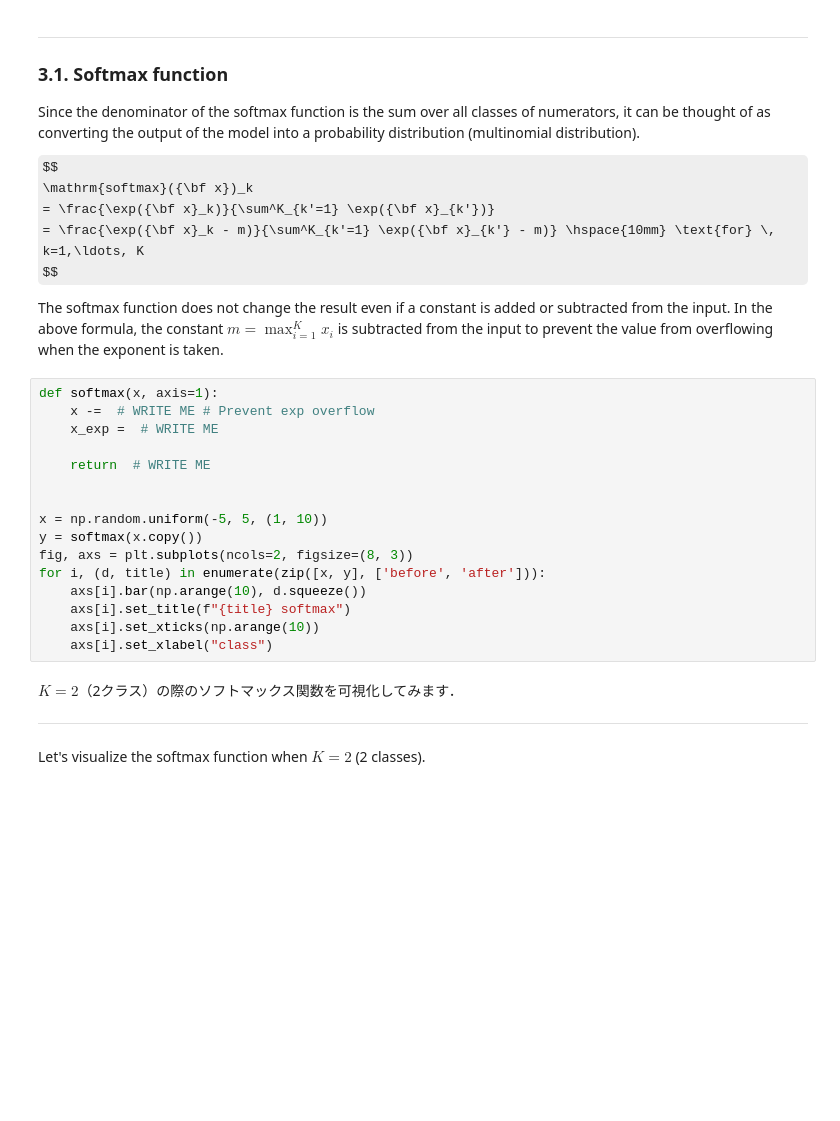
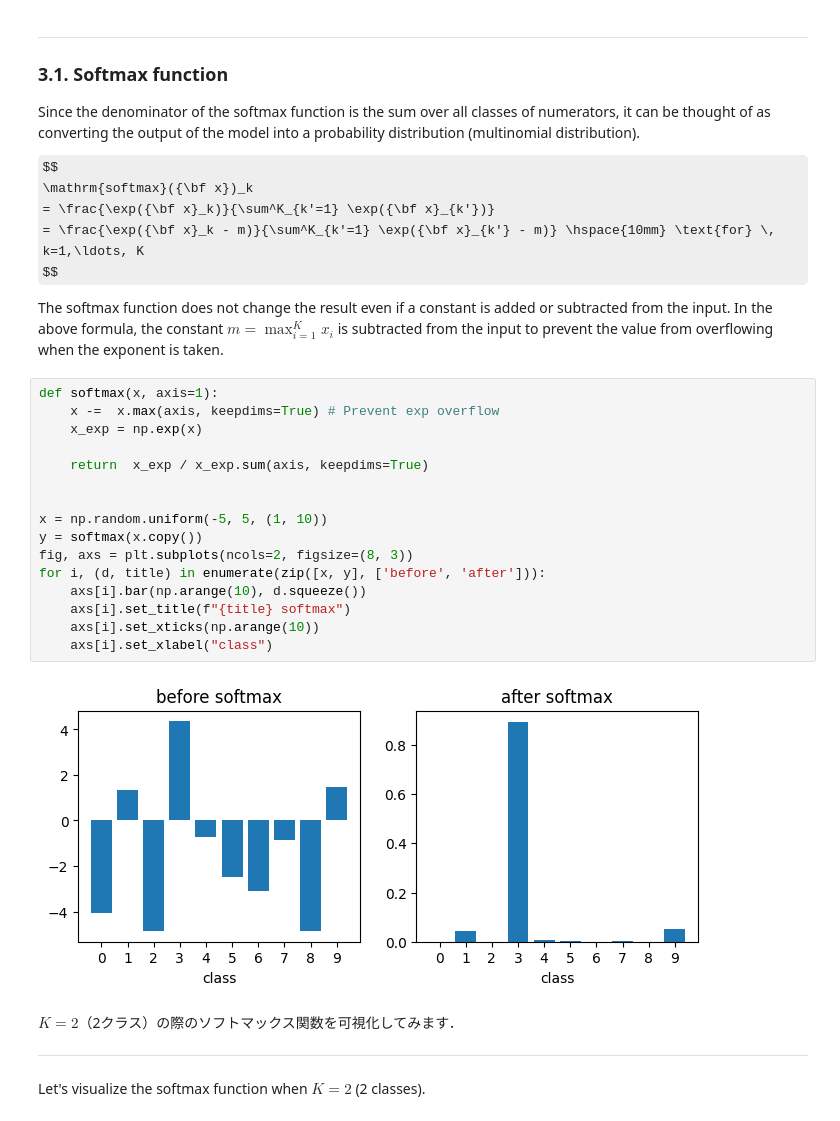
Before and after one commit to SAO-P/Basic-Deep-Learning-2026-Spring, a Jupyter notebook: lecture02_exercise.ipynb, the cells around one changed output. Cells and saved outputs as stored; diff of their text form; some formulas as TeX source; blank space fills up the shorter version.

```diff
--- a/lecture02_exercise.ipynb
+++ b/lecture02_exercise.ipynb
@@ -469,20 +479,22 @@ $$
 The softmax function does not change the result even if a constant is added or subtracted from the input. In the above formula, the constant $m = \max^K_{i=1} x_i$ is subtracted from the input to prevent the value from overflowing when the exponent is taken.
 # %%
 def softmax(x, axis=1):
-    x -=  # WRITE ME # Prevent exp overflow
-    x_exp =  # WRITE ME
+    x -=  x.max(axis, keepdims=True) # Prevent exp overflow
+    x_exp = np.exp(x)
 
-    return  # WRITE ME
+    return  x_exp / x_exp.sum(axis, keepdims=True)
 
 
 x = np.random.uniform(-5, 5, (1, 10))
 y = softmax(x.copy())
 fig, axs = plt.subplots(ncols=2, figsize=(8, 3))
 for i, (d, title) in enumerate(zip([x, y], ['before', 'after'])):
     axs[i].bar(np.arange(10), d.squeeze())
     axs[i].set_title(f"{title} softmax")
     axs[i].set_xticks(np.arange(10))
     axs[i].set_xlabel("class")
+# %% [output]
+[figure, added]
 # %% [markdown]
 $K=2$（2クラス）の際のソフトマックス関数を可視化してみます．
 
```
Also changed, not shown: parts of 8 cells of this notebook.
